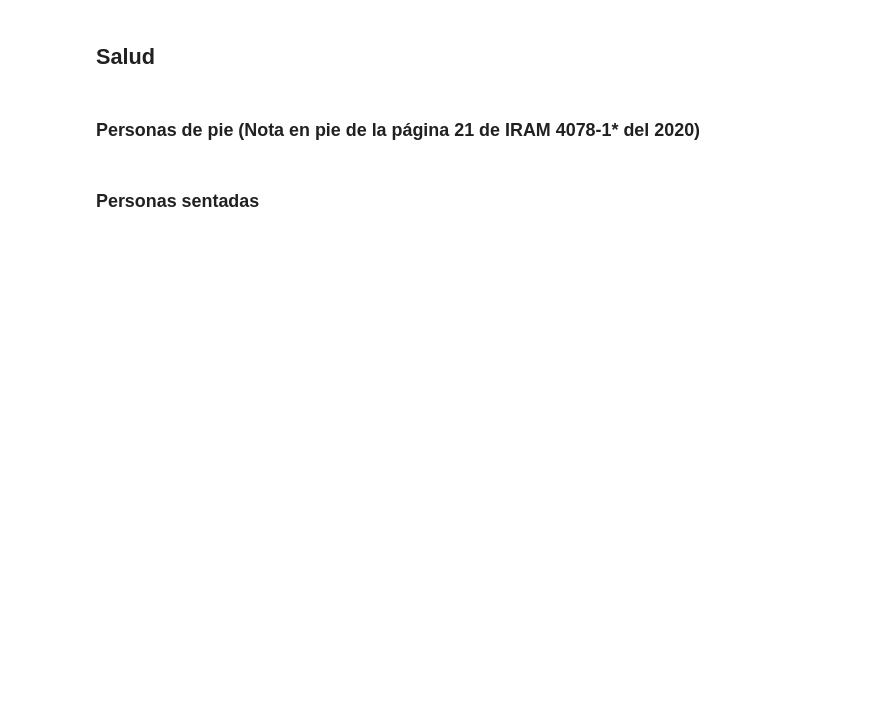
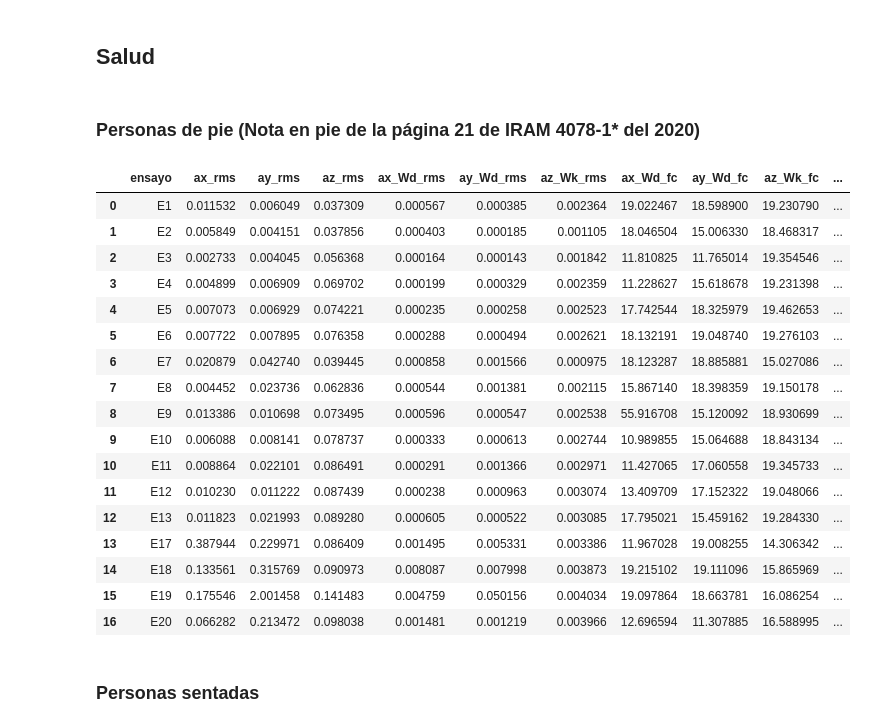
Before and after one commit to carloshernangarrido/frequency_weightening, a Jupyter notebook: proc.ipynb, the cells around one changed output. Drawn from its saved outputs; the diff is of its cells as text; code cells hidden in the pictures; blank space fills up the shorter version.

```diff
--- a/proc.ipynb
+++ b/proc.ipynb
@@ -486,3 +485,14 @@ ensayos_sentado = ['e1', 'e2', 'e3', 'e4', 'e5', 'e6', 'e7', 'e8', 'e9', 'e10',
+# %%
+ensayos_de_pie = ['e1', 'e2', 'e3', 'e4', 'e5', 'e6', 'e7', 'e8', 'e9', 'e10', 'e11', 'e12', 'e13', 'e17', 'e18', 'e19', 'e20']
+ensayos_sentadas = ['e14', 'e15', 'e16']
+
+wd = Weightening(fs=sampling_rate, W='Wd')
+wk = Weightening(fs=sampling_rate, W='Wd')
+column_names = ['ensayo',
+                'ax_rms', 'ay_rms', 'az_rms',
+                'ax_Wd_rms', 'ay_Wd_rms', 'az_Wk_rms',
+                'ax_Wd_fc',  'ay_Wd_fc',  'az_Wk_fc',
+                'a_W_total']
 # %% [markdown]
 ## Salud
 # %% [markdown]
@@ -496,3 +500,60 @@ ensayos_sentado = ['e1', 'e2', 'e3', 'e4', 'e5', 'e6', 'e7', 'e8', 'e9', 'e10',
+# %%
+# Ponderaciones según norma IRAM 4078-1* del 2020
+
+# eje x (vibración del suelo): W = Wd, kx=1.4
+# eje y (vibración del suelo): W = Wd, ky=1.4
+# eje z (vibración del suelo): W = Wk, kz=1
+
+kx = 1.4
+ky = 1.4
+kz = 1
+
+def rms(x):
+    return np.sqrt(np.mean(np.square(x)))
+
+def peak(x):
+    return np.max(np.abs(x))
+
+
+a_rms_salud_depie = []
+for e in ensayos_de_pie:
+    ax_rms = rms(tests[e]['c0'])
+    ay_rms = rms(tests[e]['c1'])
+    az_rms = rms(tests[e]['c2'])
+    ax_Wd_rms = rms(wd.weigh(tests[e]['c0']))
+    ay_Wd_rms = rms(wd.weigh(tests[e]['c1']))
+    az_Wk_rms = rms(wk.weigh(tests[e]['c2']))
+    ax_Wd_fc = peak(wd.weigh(tests[e]['c0']))/ax_Wd_rms
+    ay_Wd_fc = peak(wd.weigh(tests[e]['c1']))/ay_Wd_rms
+    az_Wk_fc = peak(wk.weigh(tests[e]['c2']))/az_Wk_rms
+    a_W_total = np.sqrt((ax_Wd_rms*kx)**2 + (ay_Wd_rms*ky)**2 + (az_Wk_rms*kz)**2)
+    a_rms_salud_depie.append([e.upper(),
+                              ax_rms, ay_rms, az_rms,
+                              ax_Wd_rms, ay_Wd_rms, az_Wk_rms,
+                              ax_Wd_fc, ay_Wd_fc, az_Wk_fc,
+                              a_W_total])
+
+df_a_rms_salud_depie = pd.DataFrame(a_rms_salud_depie, columns=column_names)
+df_a_rms_salud_depie
+# %% [output]
+|  | ensayo | ax_rms | ay_rms | az_rms | ax_Wd_rms | ay_Wd_rms | az_Wk_rms | ax_Wd_fc | ay_Wd_fc | az_Wk_fc | ... |
+| 0 | E1 | 0.011532 | 0.006049 | 0.037309 | 0.000567 | 0.000385 | 0.002364 | 19.022467 | 18.598900 | 19.230790 | ... |
+| 1 | E2 | 0.005849 | 0.004151 | 0.037856 | 0.000403 | 0.000185 | 0.001105 | 18.046504 | 15.006330 | 18.468317 | ... |
+| 2 | E3 | 0.002733 | 0.004045 | 0.056368 | 0.000164 | 0.000143 | 0.001842 | 11.810825 | 11.765014 | 19.354546 | ... |
+| 3 | E4 | 0.004899 | 0.006909 | 0.069702 | 0.000199 | 0.000329 | 0.002359 | 11.228627 | 15.618678 | 19.231398 | ... |
+| 4 | E5 | 0.007073 | 0.006929 | 0.074221 | 0.000235 | 0.000258 | 0.002523 | 17.742544 | 18.325979 | 19.462653 | ... |
+| 5 | E6 | 0.007722 | 0.007895 | 0.076358 | 0.000288 | 0.000494 | 0.002621 | 18.132191 | 19.048740 | 19.276103 | ... |
+| 6 | E7 | 0.020879 | 0.042740 | 0.039445 | 0.000858 | 0.001566 | 0.000975 | 18.123287 | 18.885881 | 15.027086 | ... |
+| 7 | E8 | 0.004452 | 0.023736 | 0.062836 | 0.000544 | 0.001381 | 0.002115 | 15.867140 | 18.398359 | 19.150178 | ... |
+| 8 | E9 | 0.013386 | 0.010698 | 0.073495 | 0.000596 | 0.000547 | 0.002538 | 55.916708 | 15.120092 | 18.930699 | ... |
+| 9 | E10 | 0.006088 | 0.008141 | 0.078737 | 0.000333 | 0.000613 | 0.002744 | 10.989855 | 15.064688 | 18.843134 | ... |
+| 10 | E11 | 0.008864 | 0.022101 | 0.086491 | 0.000291 | 0.001366 | 0.002971 | 11.427065 | 17.060558 | 19.345733 | ... |
+| 11 | E12 | 0.010230 | 0.011222 | 0.087439 | 0.000238 | 0.000963 | 0.003074 | 13.409709 | 17.152322 | 19.048066 | ... |
+| 12 | E13 | 0.011823 | 0.021993 | 0.089280 | 0.000605 | 0.000522 | 0.003085 | 17.795021 | 15.459162 | 19.284330 | ... |
+| 13 | E17 | 0.387944 | 0.229971 | 0.086409 | 0.001495 | 0.005331 | 0.003386 | 11.967028 | 19.008255 | 14.306342 | ... |
+| 14 | E18 | 0.133561 | 0.315769 | 0.090973 | 0.008087 | 0.007998 | 0.003873 | 19.215102 | 19.111096 | 15.865969 | ... |
+| 15 | E19 | 0.175546 | 2.001458 | 0.141483 | 0.004759 | 0.050156 | 0.004034 | 19.097864 | 18.663781 | 16.086254 | ... |
+| 16 | E20 | 0.066282 | 0.213472 | 0.098038 | 0.001481 | 0.001219 | 0.003966 | 12.696594 | 11.307885 | 16.588995 | ... |
 # %% [markdown]
 ### Personas sentadas
 # %%
```
Also changed, not shown: parts of 12 cells of this notebook.
